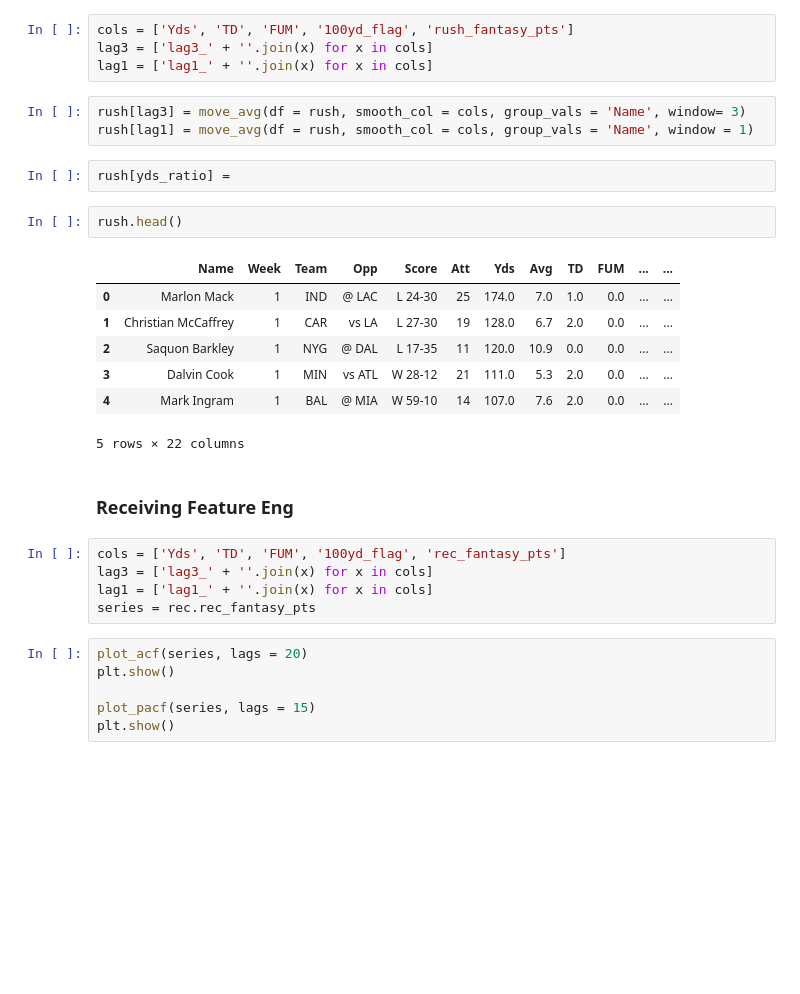
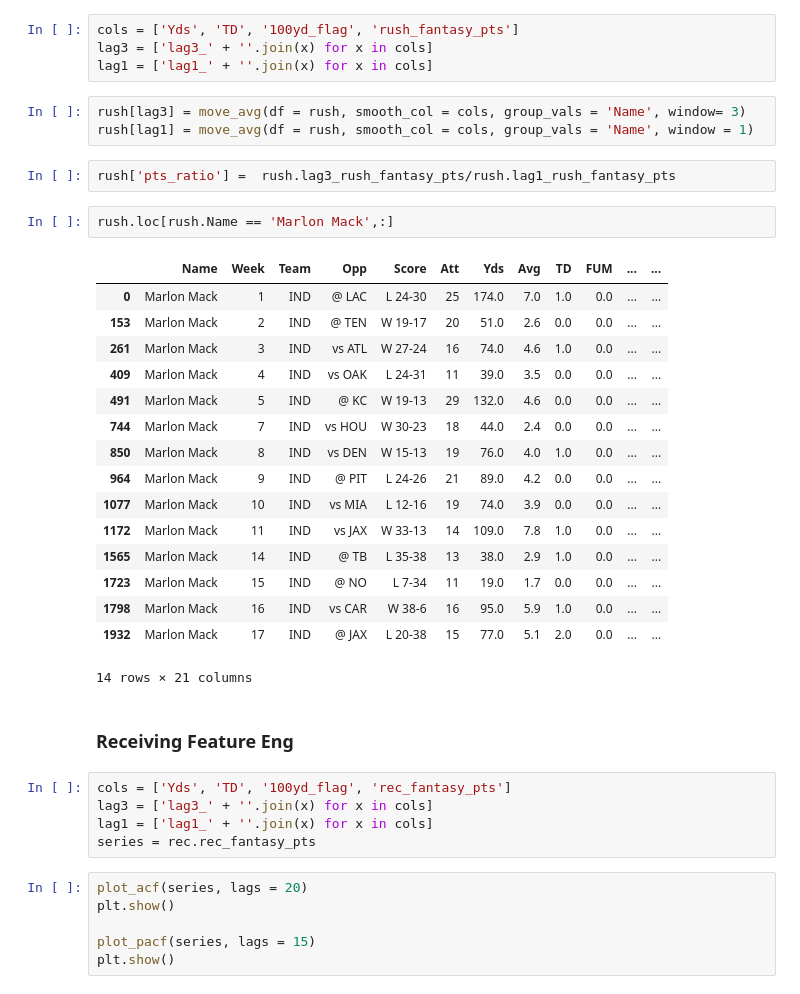
Before and after one commit to Matt-J-Christy/python_dev_practice, a Jupyter notebook: 02_feature-engineering-data-prep/FeatureEng.ipynb, the cells around one changed output. Cells and saved outputs as stored; diff of their text form; blank space fills up the shorter version.

```diff
--- a/02_feature-engineering-data-prep/FeatureEng.ipynb
+++ b/02_feature-engineering-data-prep/FeatureEng.ipynb
@@ -142,28 +118,37 @@ plt.show()
 [figure]
 [figure]
 # %%
-cols = ['Yds', 'TD', 'FUM', '100yd_flag', 'rush_fantasy_pts']
+cols = ['Yds', 'TD', '100yd_flag', 'rush_fantasy_pts']
 lag3 = ['lag3_' + ''.join(x) for x in cols]
 lag1 = ['lag1_' + ''.join(x) for x in cols]
 # %%
 rush[lag3] = move_avg(df = rush, smooth_col = cols, group_vals = 'Name', window= 3)
 rush[lag1] = move_avg(df = rush, smooth_col = cols, group_vals = 'Name', window = 1)
-# %%
-rush[yds_ratio] =
-# %%
-rush.head()
-# %% [output]
-|  | Name | Week | Team | Opp | Score | Att | Yds | Avg | TD | FUM | ... | ... |
-| 0 | Marlon Mack | 1 | IND | @ LAC | L 24-30 | 25 | 174.0 | 7.0 | 1.0 | 0.0 | ... | ... |
-| 1 | Christian McCaffrey | 1 | CAR | vs LA | L 27-30 | 19 | 128.0 | 6.7 | 2.0 | 0.0 | ... | ... |
-| 2 | Saquon Barkley | 1 | NYG | @ DAL | L 17-35 | 11 | 120.0 | 10.9 | 0.0 | 0.0 | ... | ... |
-| 3 | Dalvin Cook | 1 | MIN | vs ATL | W 28-12 | 21 | 111.0 | 5.3 | 2.0 | 0.0 | ... | ... |
-| 4 | Mark Ingram | 1 | BAL | @ MIA | W 59-10 | 14 | 107.0 | 7.6 | 2.0 | 0.0 | ... | ... |
-5 rows × 22 columns
+# %%
+rush['pts_ratio'] =  rush.lag3_rush_fantasy_pts/rush.lag1_rush_fantasy_pts
+# %%
+rush.loc[rush.Name == 'Marlon Mack',:]
+# %% [output]
+|  | Name | Week | Team | Opp | Score | Att | Yds | Avg | TD | FUM | ... | ... |
+| 0 | Marlon Mack | 1 | IND | @ LAC | L 24-30 | 25 | 174.0 | 7.0 | 1.0 | 0.0 | ... | ... |
+| 153 | Marlon Mack | 2 | IND | @ TEN | W 19-17 | 20 | 51.0 | 2.6 | 0.0 | 0.0 | ... | ... |
+| 261 | Marlon Mack | 3 | IND | vs ATL | W 27-24 | 16 | 74.0 | 4.6 | 1.0 | 0.0 | ... | ... |
+| 409 | Marlon Mack | 4 | IND | vs OAK | L 24-31 | 11 | 39.0 | 3.5 | 0.0 | 0.0 | ... | ... |
+| 491 | Marlon Mack | 5 | IND | @ KC | W 19-13 | 29 | 132.0 | 4.6 | 0.0 | 0.0 | ... | ... |
+| 744 | Marlon Mack | 7 | IND | vs HOU | W 30-23 | 18 | 44.0 | 2.4 | 0.0 | 0.0 | ... | ... |
+| 850 | Marlon Mack | 8 | IND | vs DEN | W 15-13 | 19 | 76.0 | 4.0 | 1.0 | 0.0 | ... | ... |
+| 964 | Marlon Mack | 9 | IND | @ PIT | L 24-26 | 21 | 89.0 | 4.2 | 0.0 | 0.0 | ... | ... |
+| 1077 | Marlon Mack | 10 | IND | vs MIA | L 12-16 | 19 | 74.0 | 3.9 | 0.0 | 0.0 | ... | ... |
+| 1172 | Marlon Mack | 11 | IND | vs JAX | W 33-13 | 14 | 109.0 | 7.8 | 1.0 | 0.0 | ... | ... |
+| 1565 | Marlon Mack | 14 | IND | @ TB | L 35-38 | 13 | 38.0 | 2.9 | 1.0 | 0.0 | ... | ... |
+| 1723 | Marlon Mack | 15 | IND | @ NO | L 7-34 | 11 | 19.0 | 1.7 | 0.0 | 0.0 | ... | ... |
+| 1798 | Marlon Mack | 16 | IND | vs CAR | W 38-6 | 16 | 95.0 | 5.9 | 1.0 | 0.0 | ... | ... |
+| 1932 | Marlon Mack | 17 | IND | @ JAX | L 20-38 | 15 | 77.0 | 5.1 | 2.0 | 0.0 | ... | ... |
+14 rows × 21 columns
 # %% [markdown]
 ### Receiving Feature Eng
 # %%
-cols = ['Yds', 'TD', 'FUM', '100yd_flag', 'rec_fantasy_pts']
+cols = ['Yds', 'TD', '100yd_flag', 'rec_fantasy_pts']
 lag3 = ['lag3_' + ''.join(x) for x in cols]
 lag1 = ['lag1_' + ''.join(x) for x in cols]
 series = rec.rec_fantasy_pts
```
Also changed, not shown: parts of 13 cells of this notebook, 5 other files.
